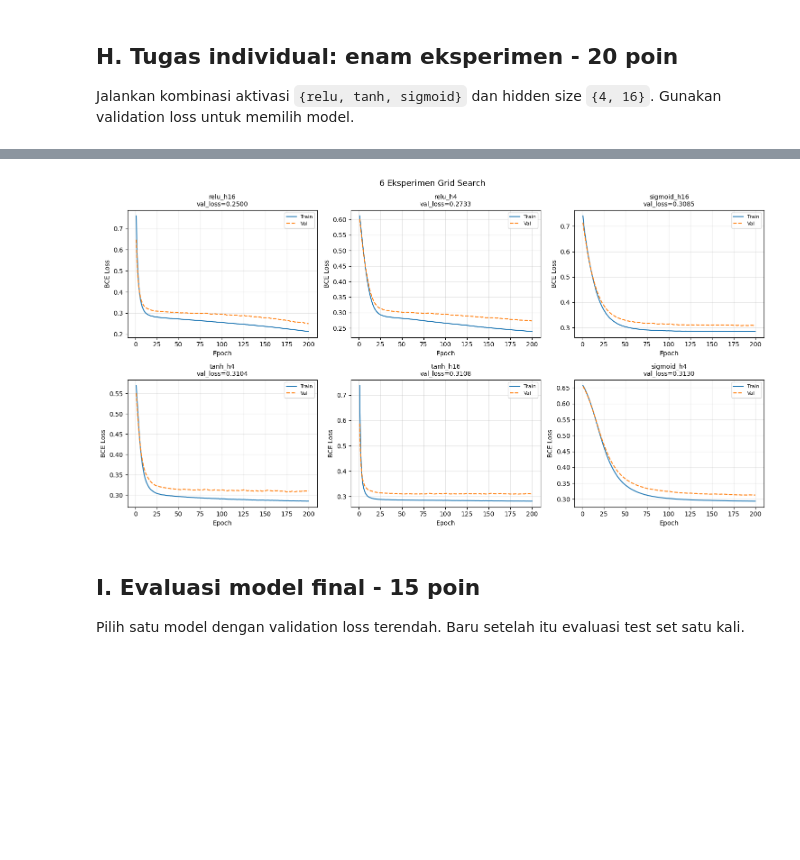
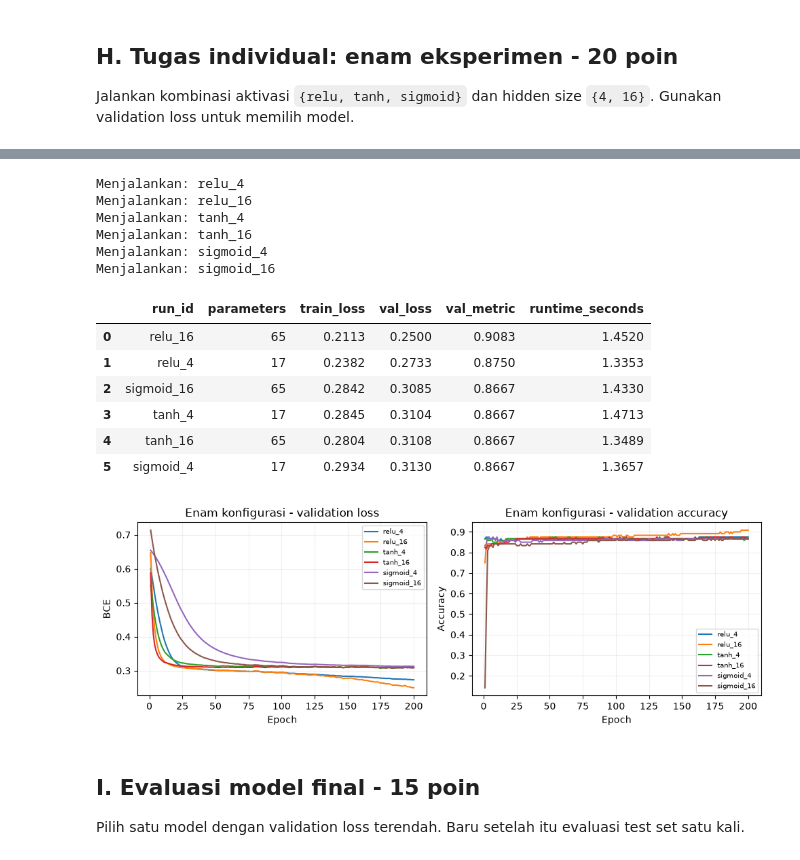
Before and after one commit to POMEST/Modul-Praktikum-Deep-Learning, a Jupyter notebook: notebooks/modul-01/M01_123450062.ipynb, the cells around one changed output, grey strips where cells are left out. Cells and saved outputs as stored; diff of their text form; code cells hidden in the pictures; blank space fills up the shorter version.

```diff
--- a/notebooks/modul-01/M01_123450062.ipynb
+++ b/notebooks/modul-01/M01_123450062.ipynb
@@ -512,20 +575,46 @@ Metrik disimpan ke M01_0062_metrics.csv
-# %%
-# Kurva loss 6 eksperimen
-fig, axes = plt.subplots(2, 3, figsize=(15, 8))
-for ax, row in zip(axes.flatten(), results.itertuples()):
-    hist = histories[row.run_id]
-    ax.plot(hist['epoch'], hist['train_loss'], label='Train')
-    ax.plot(hist['epoch'], hist['val_loss'],   label='Val', linestyle='--')
-    ax.set_title(f'{row.run_id}\nval_loss={row.val_loss:.4f}', fontsize=10)
-    ax.set_xlabel('Epoch')
-    ax.set_ylabel('BCE Loss')
-    ax.legend(fontsize=8)
-    ax.grid(alpha=0.3)
-plt.suptitle('6 Eksperimen Grid Search', fontsize=13)
-plt.tight_layout()
-plt.show()
-# %% [output]
-[figure, removed]
+# %%
+ACTIVATIONS,HIDDEN_SIZES = ['relu','tanh','sigmoid'],[4,16]
+mandatory_ids = []
+for activation in ACTIVATIONS:
+    for hidden in HIDDEN_SIZES:
+        run_id = f'{activation}_{hidden}'
+        mandatory_ids.append(run_id)
+        print('Menjalankan:',run_id)
+        run_experiment(run_id,activation,hidden,'wajib')
+metrics_table = export_metrics()
+results = metrics_table[metrics_table.run_id.isin(mandatory_ids)].copy()
+assert len(results) == 6
+assert results.notes.str.contains('status=ok').all(), 'Perbaiki run gagal sebelum memilih model.'
+assert metrics_table.test_metric.isna().all()
+results = results.sort_values(['val_loss','run_id']).reset_index(drop=True)
+display(results[['run_id','parameters','train_loss','val_loss','val_metric','runtime_seconds']])
+fig,axes = plt.subplots(1,2,figsize=(10,3.5))
+for run in mandatory_ids:
+    h = histories[run]
+    axes[0].plot(h.epoch,h.val_loss,label=run)
+    axes[1].plot(h.epoch,h.val_accuracy,label=run)
+axes[0].set(title='Enam konfigurasi - validation loss',xlabel='Epoch',ylabel='BCE')
+axes[1].set(title='Enam konfigurasi - validation accuracy',xlabel='Epoch',ylabel='Accuracy')
+for ax in axes:
+    ax.legend(fontsize=7)
+    ax.grid(alpha=0.2)
+fig.tight_layout()
+plt.show()
+# %% [output]
+Menjalankan: relu_4
+Menjalankan: relu_16
+Menjalankan: tanh_4
+Menjalankan: tanh_16
+Menjalankan: sigmoid_4
+Menjalankan: sigmoid_16
+|  | run_id | parameters | train_loss | val_loss | val_metric | runtime_seconds |
+| 0 | relu_16 | 65 | 0.2113 | 0.2500 | 0.9083 | 1.4520 |
+| 1 | relu_4 | 17 | 0.2382 | 0.2733 | 0.8750 | 1.3353 |
+| 2 | sigmoid_16 | 65 | 0.2842 | 0.3085 | 0.8667 | 1.4330 |
+| 3 | tanh_4 | 17 | 0.2845 | 0.3104 | 0.8667 | 1.4713 |
+| 4 | tanh_16 | 65 | 0.2804 | 0.3108 | 0.8667 | 1.3489 |
+| 5 | sigmoid_4 | 17 | 0.2934 | 0.3130 | 0.8667 | 1.3657 |
+[figure, added]
 # %% [markdown]
 ## I. Evaluasi model final - 15 poin
 
```
Also changed, not shown: parts of 35 cells of this notebook, 57 other files.
